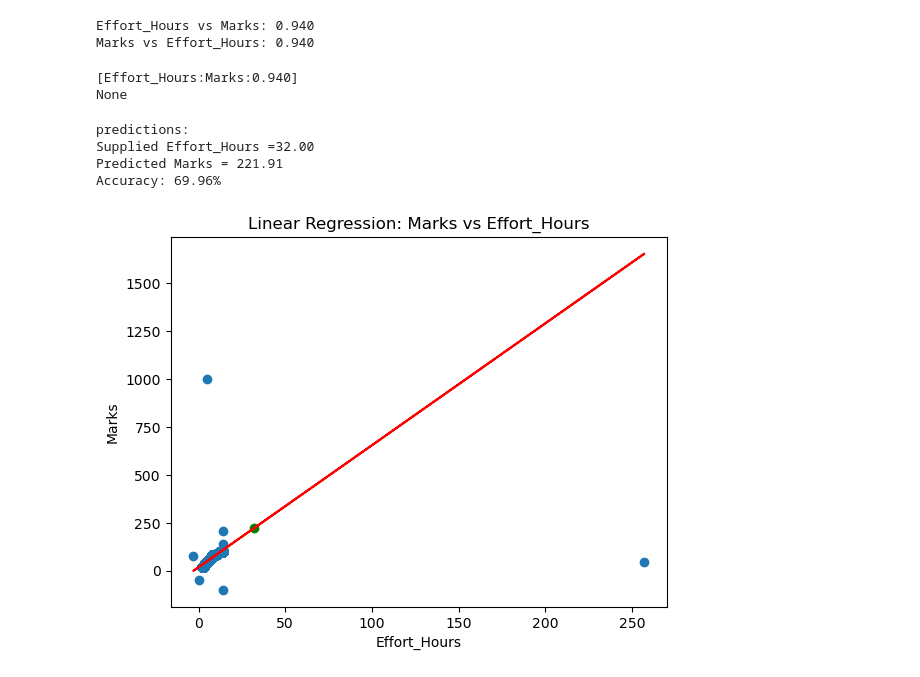
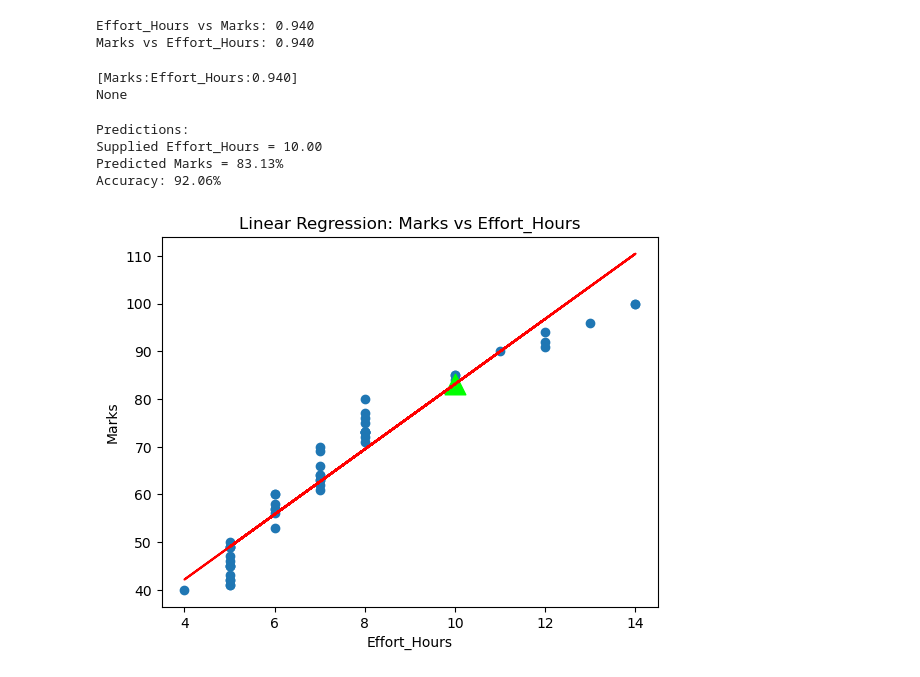
Before and after one commit to jbeau085/DB2-assign2, a Jupyter notebook: DB-Assign2.ipynb, the cells around one changed output. Saved outputs shown, nothing was run; the diff lists cells and outputs as text; code cells hidden in the pictures.

```diff
--- a/DB-Assign2.ipynb
+++ b/DB-Assign2.ipynb
@@ -85,6 +85,10 @@ perf_df = pd.read_sql_query("SELECT * FROM studentPerformance", connection)
 # %%
 df1 = pd.read_sql_query("SELECT * FROM deptInfo", connection)
 df2 = pd.read_sql_query("SELECT Effort_Hours, Marks FROM studentPerformance", connection)
+# We have to run predictive analysis on these two students, ideally using a clean dataset
+df_student1 = perf_df.query("Student_ID == 'SID20131151'")
+df_student2 = perf_df.query("Student_ID == 'SID20149500'")
+df_student3 = perf_df.query("Student_ID == 'SID20182516'")
 # %%
 df2.plot.scatter(x='Marks', y='Effort_Hours', title='Plot of Effort/Mark achieved')
 # %% [output]
@@ -116,43 +120,43 @@ def print_correlations(dataf, threshold):
                 if abs(correlation) > threshold:
                     print(f"[{col1}:{col2}:{correlation:.3f}]")
                 checked.add((col1, col2))
-print(print_correlations(df2,0.8))
+print(print_correlations(perf_df,0.8))
 # %% [output]
-[Effort_Hours:Marks:0.940]
+[Marks:Effort_Hours:0.940]
 None
 # %%
 #take a dataframe with two columns, split them, run linear regression, predict and/or plot things
 def lin_reg(dataf, xcol, ycol, predict=None, plot=True):
     dataf = dataf.dropna() # drops NaN entries
     # col1, col2 = dataf.columns
     y=dataf[ycol].values.reshape(-1,1)
     # print(y.shape) # Testing
     x=dataf[xcol].values.reshape(-1,1)
     # print(x.shape) # Testing
     x_train, x_test, y_train, y_test = train_test_split(x ,y, test_size=0.2, random_state=42)
     regressor=LinearRegression()
     regressor.fit(x_train, y_train)
     if predict is not None:
         predict = np.array(predict).reshape(-1,1)
         predicted_y = regressor.predict(predict)
-        print("predictions:")
+        print("Predictions:")
         for i, val in enumerate(predict.flatten()):
-            print(f"Supplied {xcol} ={val:.2f} \nPredicted {ycol} = {predicted_y[i][0]:.2f}")
+            print(f"Supplied {xcol} = {val:.2f} \nPredicted {ycol} = {predicted_y[i][0]:.2f}%")
     if plot:
         plt.scatter(x, y)
         plt.plot(x, regressor.predict(x), color='red')
         if predict is not None:
-            plt.scatter(predict, predicted_y, color='green')
+            plt.scatter(predict, predicted_y, color='lime', marker='^', s=220)
         plt.title(f"Linear Regression: {ycol} vs {xcol}")
         plt.xlabel(xcol)
         plt.ylabel(ycol)
 
     print(f"Accuracy: {regressor.score(x_test, y_test)*100:.2f}%")
 
-lin_reg(df2, 'Effort_Hours', 'Marks', 32, True)
+lin_reg(df_student2, 'Effort_Hours', 'Marks', 10, True)
 # %% [output]
-predictions:
-Supplied Effort_Hours =32.00
-Predicted Marks = 221.91
-Accuracy: 69.96%
+Predictions:
+Supplied Effort_Hours = 10.00
+Predicted Marks = 83.13%
+Accuracy: 92.06%
-[figure, old version]
+[figure, new version]
```
